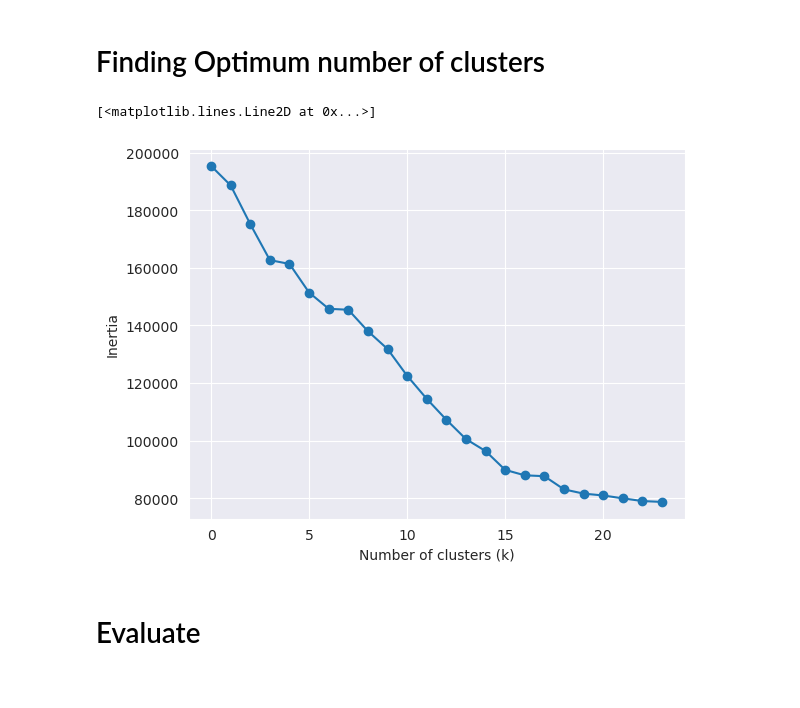
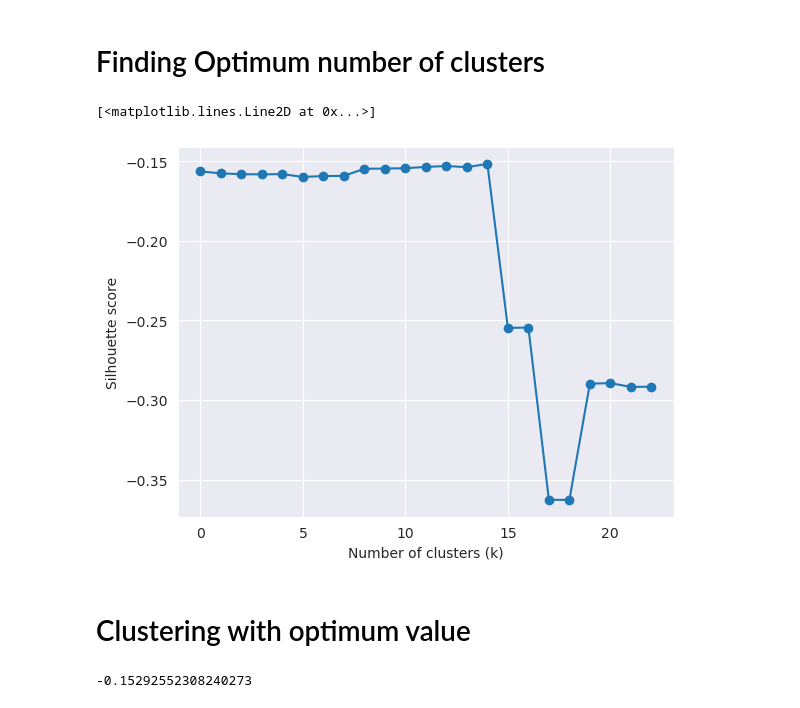
Before and after one commit to samuel23taku/ML-Spotify-Songs-Clustering, a Jupyter notebook: sample.ipynb, the cells around one changed output. Saved outputs shown, nothing was run; the diff lists cells and outputs as text; code cells hidden in the pictures.

Commit message:
more data cleaning

```diff
--- a/sample.ipynb
+++ b/sample.ipynb
@@ -28,7 +28,7 @@ from sklearn.pipeline import Pipeline
 from sklearn.metrics import silhouette_score
 
 data = pd.read_csv('data/spotify_top_songs_audio_features.csv')
-data.drop(columns=['track_name',"artist_names","id","source"],axis=0,inplace=True)
+data.drop(columns=['track_name',"artist_names","id","source","loudness","weeks_on_chart"],axis=0,inplace=True)
 # sns.barplot(data.groupby(["source","id"]).sum())
 # data.isna().sum()
 # data.info()
@@ -47,7 +47,7 @@ cleaned_data = pd.concat([data.drop(columns=categorical_features), encoded_data_
 
 corr = cleaned_data.corr()
 
-print(corr[corr > 0.75])
+print(corr[(corr > 0.40) & (corr < 1.0)].stack().index.tolist())
 for item in cleaned_data.columns:
     if "#" in item:
         cleaned_data.rename(columns={item: item.split("#/")[0] + "_sharp"}, inplace=True)
@@ -79,26 +64,30 @@ Correlation Matrix
 # %%
 
 inertia = []
+silhouettes = []
 scaler = StandardScaler()
 for i in list(range(1,25)):
     pipeline = Pipeline([
         ("scaler",scaler),("kmeans",KMeans(n_clusters=i,random_state=42))
     ])
     pipeline.fit(cleaned_data)
     inertia.append(pipeline.named_steps['kmeans'].inertia_)
-
+    if i != 1:
+        silhouettes.append(silhouette_score(cleaned_data, pipeline.named_steps['kmeans'].labels_))
 plt.xlabel('Number of clusters (k)')
-plt.ylabel('Inertia')
-plt.plot(inertia, marker='o')
+plt.ylabel('Silhouette score')
+plt.plot(silhouettes, marker='o')
 # labels = pipeline.named_steps["kmeans"].labels_
 # %% [output]
 [<matplotlib.lines.Line2D at 0x...>]
-[figure, old version]
+[figure, new version]
 # %% [markdown]
-# Evaluate
+# Clustering with optimum value
 # %%
 pipeline = Pipeline([
-    ("scaler",scaler),("kmeans",KMeans(n_clusters=15,random_state=42))
+    ("scaler",StandardScaler()),("kmeans",KMeans(n_clusters=14,random_state=42))
 ])
 pipeline.fit(cleaned_data)
-inertia.append(pipeline.named_steps['kmeans'].inertia_)
+print(silhouette_score(cleaned_data, pipeline.named_steps['kmeans'].labels_))
+# %% [output]
+-0.15292552308240273
```
Also changed, not shown: parts of 1 cell of this notebook.
